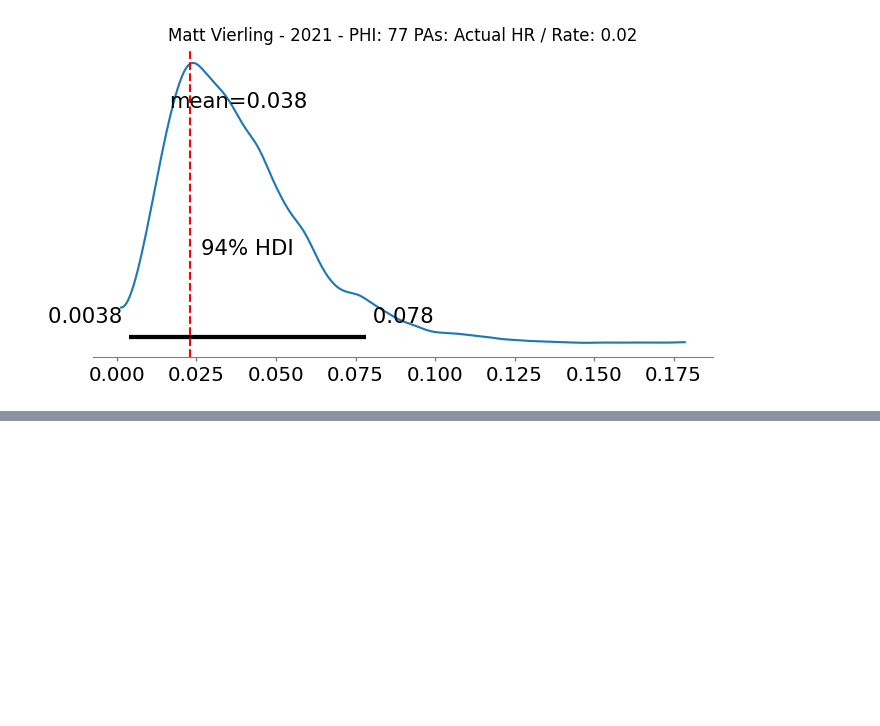
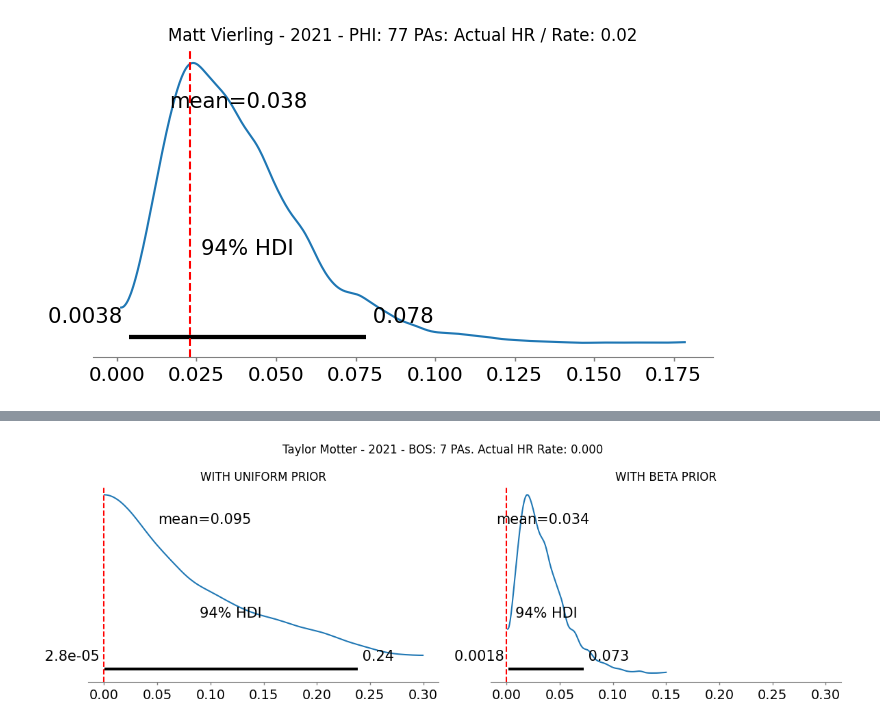
Before and after one commit to smitbajaj/bayesian-modeling-learning, a Jupyter notebook: hierarchical_fonnesbeck.ipynb, the cells around one changed output, grey strips where cells are left out. Drawn from its saved outputs; the diff is of its cells as text; code cells hidden in the pictures; blank space fills up the shorter version.

```diff
--- a/hierarchical_fonnesbeck.ipynb
+++ b/hierarchical_fonnesbeck.ipynb
@@ -177,0 +220,5 @@ for batter in random_batters:
+# %%
+with v_1_informative_prior_model:
+  trace_v2 = pm.sample(draws=1000, tune=1000, cores=4, chains=4, random_seed=RANDOM_SEED)
+
+posterior_v2 = az.summary(trace_v2)
@@ -177,0 +228,39 @@ for batter in random_batters:
+# %%
+random_batters = np.random.choice(coords['batter'], size=1, replace=False)
+names = np.array([label.split(' - ')[0] for label in random_batters])
+
+batter_1 = baseball_data_pd[(baseball_data_pd['name'] == names[0]) & (baseball_data_pd['season'] == 2023)]
+batter_1_hr = (batter_1['hr'] / batter_1['num_pa']).iloc[0]
+
+for batter in random_batters:
+
+  num_pa = fitting_subset_pandas.loc[fitting_subset_pandas['label'] == batter, 'num_pa'].values[0]
+
+  fig, axes = plt.subplots(ncols=2, figsize=(12, 4), sharex=True)
+
+  az.plot_posterior(
+      trace,
+      var_names=["p"],
+      coords={"batter": [batter]},
+      hdi_prob=0.94,
+      ax=axes[0]                    # <--- direct to axes[0]
+  )
+  axes[0].axvline(batter_1_hr, color='red', linestyle='--', label='Actual HR Rate')
+  axes[0].set_title("WITH UNIFORM PRIOR")
+
+  az.plot_posterior(
+      trace_v2,
+      var_names=["p"],
+      coords={"batter": [batter]},
+      hdi_prob=0.94,
+      ax=axes[1]                    # <--- direct to axes[1]
+  )
+  axes[1].axvline(batter_1_hr, color='red', linestyle='--', label='Actual HR Rate')
+  axes[1].set_title("WITH BETA PRIOR")
+
+  fig.suptitle(f"{batter}: {num_pa} PAs. Actual HR Rate: {batter_1_hr:.3f}")
+
+  plt.tight_layout()
+  plt.show()
+# %% [output]
+[figure, added]
```
Also changed, not shown: parts of 13 cells of this notebook.
